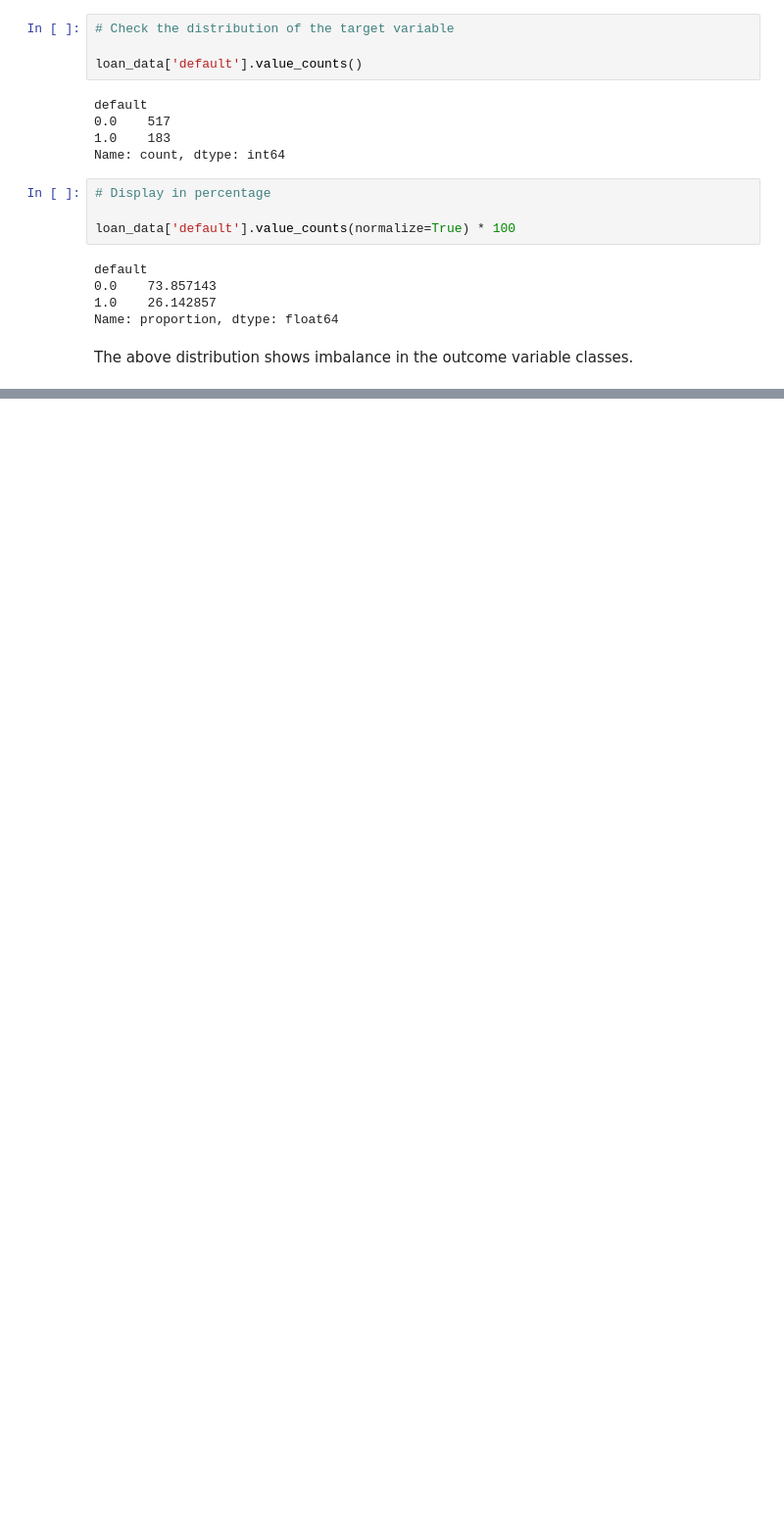
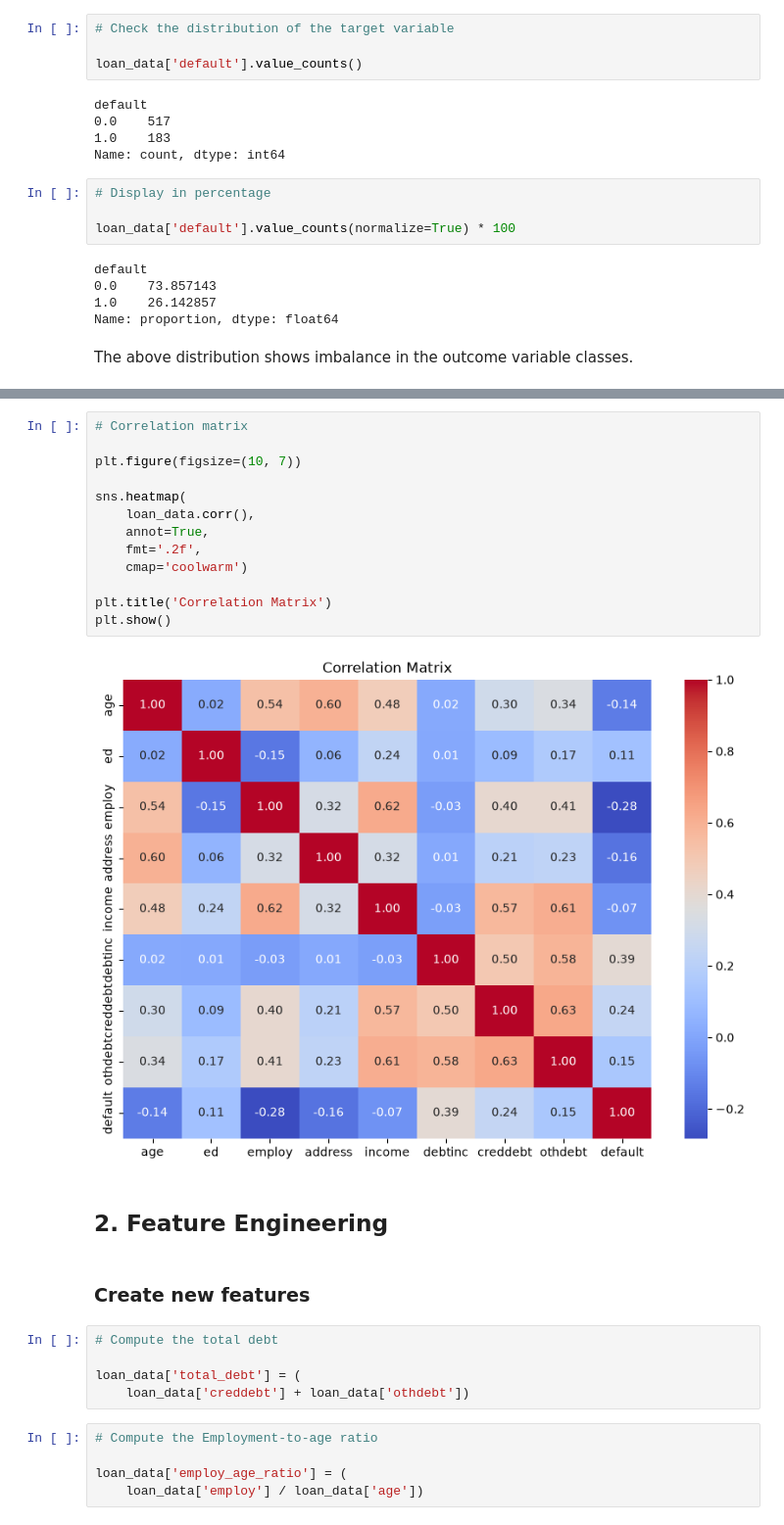
Before and after one commit to Yvesangwa/AI_labs, a Jupyter notebook: Lesson_15_AI_Applications/Loan_Default_Prediction.ipynb, the cells around one changed output, grey strips where cells are left out. Shown at 98% size. Saved outputs shown, nothing was run; the diff lists cells and outputs as text; blank space fills up the shorter version.

Commit message:
Feature engineering

```diff
--- a/Lesson_15_AI_Applications/Loan_Default_Prediction.ipynb
+++ b/Lesson_15_AI_Applications/Loan_Default_Prediction.ipynb
@@ -118,0 +143,29 @@ The above distribution shows imbalance in the outcome variable classes.
+# %%
+# Correlation matrix
+
+plt.figure(figsize=(10, 7))
+
+sns.heatmap(
+    loan_data.corr(),
+    annot=True,
+    fmt='.2f',
+    cmap='coolwarm')
+
+plt.title('Correlation Matrix')
+plt.show()
+# %% [output]
+[figure, added]
+# %% [markdown]
+## **2. Feature Engineering**
+# %% [markdown]
+### **Create new features**
+# %%
+# Compute the total debt
+
+loan_data['total_debt'] = (
+    loan_data['creddebt'] + loan_data['othdebt'])
+# %%
+# Compute the Employment-to-age ratio
+
+loan_data['employ_age_ratio'] = (
+    loan_data['employ'] / loan_data['age'])
```
Also changed, not shown: parts of 11 cells of this notebook.
